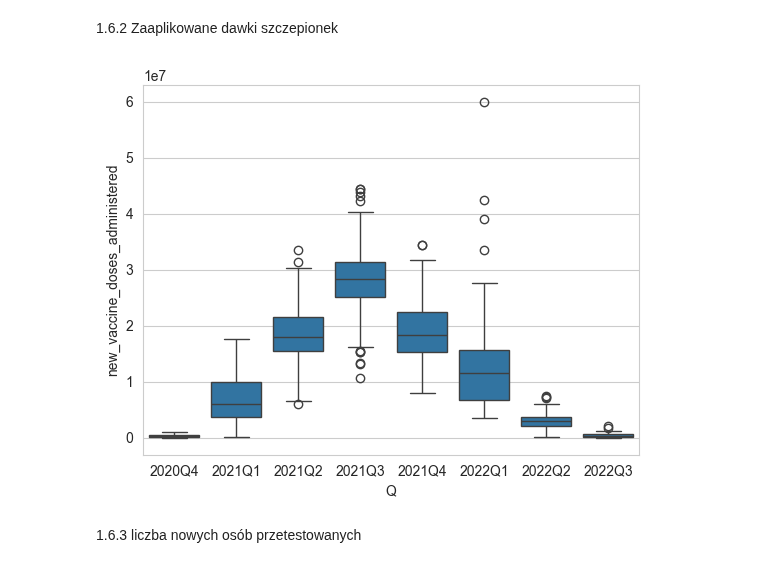
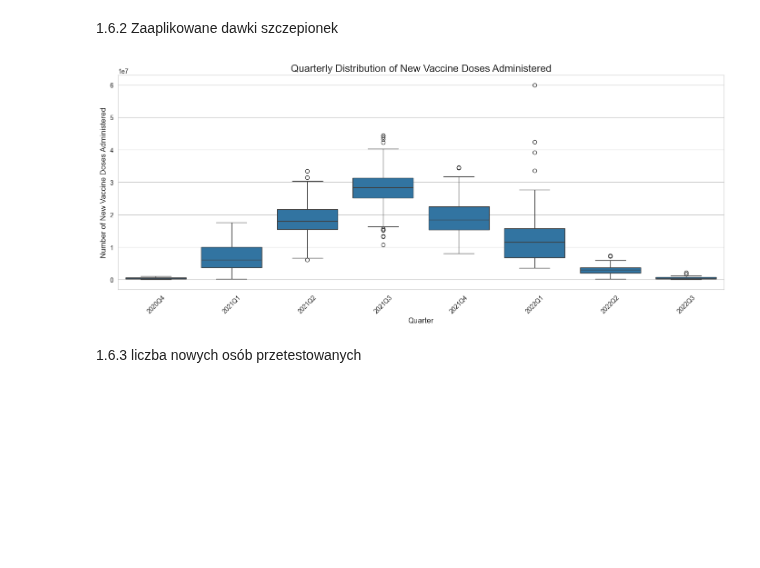
Before and after one commit to JakubKaczmarek5764/BigData1, a Jupyter notebook: zad2.ipynb, the cells around one changed output. Cells and saved outputs as stored; diff of their text form; code cells hidden in the pictures; blank space fills up the shorter version.

```diff
--- a/zad2.ipynb
+++ b/zad2.ipynb
@@ -172,12 +182,18 @@ plt.show()
 # %% [markdown]
 1.6.2 Zaaplikowane dawki szczepionek
 # %%
+plt.figure(figsize=(14, 6))
 administered_df = df.groupby('date')['new_vaccine_doses_administered'].sum().reset_index()
 administered_df['Q'] = administered_df['date'].dt.to_period('Q').astype(str)
 sns.boxplot(x='Q', y='new_vaccine_doses_administered', data=administered_df)
+plt.title('Quarterly Distribution of New Vaccine Doses Administered', fontsize=16)
+plt.xlabel('Quarter', fontsize=12)
+plt.ylabel('Number of New Vaccine Doses Administered', fontsize=12)
+plt.xticks(rotation=45)
+plt.tight_layout()
 plt.show()
 # %% [output]
-[figure, old version]
+[figure, new version]
 # %% [markdown]
 1.6.3 liczba nowych osób przetestowanych
 # %%
```
Also changed, not shown: parts of 12 cells of this notebook.
